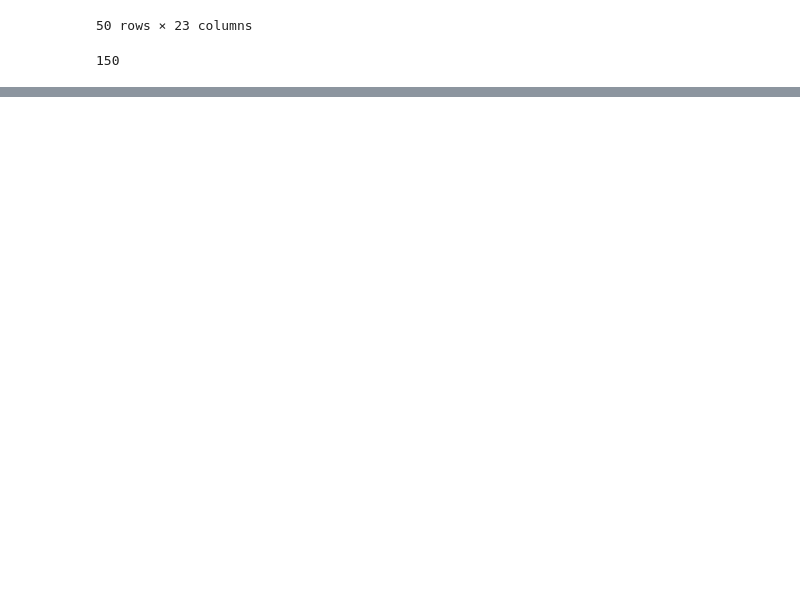
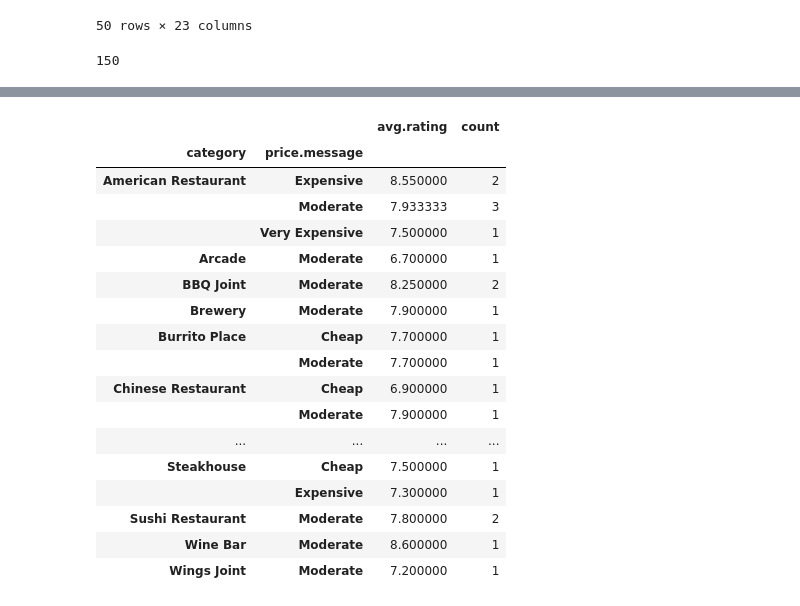
Before and after one commit to gkale1969/Coursera_Capstone, a Jupyter notebook: Applied Data Science - Capstone Project.ipynb, the cells around one changed output, grey strips where cells are left out. Saved outputs shown, nothing was run; the diff lists cells and outputs as text; code cells hidden in the pictures; blank space fills up the shorter version.

```diff
--- a/Applied Data Science - Capstone Project.ipynb
+++ b/Applied Data Science - Capstone Project.ipynb
@@ -417,0 +455,32 @@ df_data_1.head()
+# %%
+### isolate just the Lombard restuarants
+
+lombard_restuarants_df = restuarants_df[(restuarants_df['location.postalCode'] == '60148')]
+# %%
+### check out the groupings of Lombard restuarants by category, price and average rating
+
+lombard_restuarants_grouped_df = lombard_restuarants_df.groupby(['category', 'price.message']).agg({'rating': np.mean, 'location.postalCode': np.size})
+
+lombard_restuarants_grouped_df.rename(columns={'rating': 'avg.rating'}, inplace=True)
+lombard_restuarants_grouped_df.rename(columns={'location.postalCode': 'count'}, inplace=True)
+
+lombard_restuarants_grouped_df
+# %% [output]
+|  |  | avg.rating | count |
+| category | price.message |  |  |
+| American Restaurant | Expensive | 8.550000 | 2 |
+|  | Moderate | 7.933333 | 3 |
+|  | Very Expensive | 7.500000 | 1 |
+| Arcade | Moderate | 6.700000 | 1 |
+| BBQ Joint | Moderate | 8.250000 | 2 |
+| Brewery | Moderate | 7.900000 | 1 |
+| Burrito Place | Cheap | 7.700000 | 1 |
+|  | Moderate | 7.700000 | 1 |
+| Chinese Restaurant | Cheap | 6.900000 | 1 |
+|  | Moderate | 7.900000 | 1 |
+| ... | ... | ... | ... |
+| Steakhouse | Cheap | 7.500000 | 1 |
+|  | Expensive | 7.300000 | 1 |
+| Sushi Restaurant | Moderate | 7.800000 | 2 |
+| Wine Bar | Moderate | 8.600000 | 1 |
+| Wings Joint | Moderate | 7.200000 | 1 |
```
Also changed, not shown: parts of 36 cells of this notebook.
